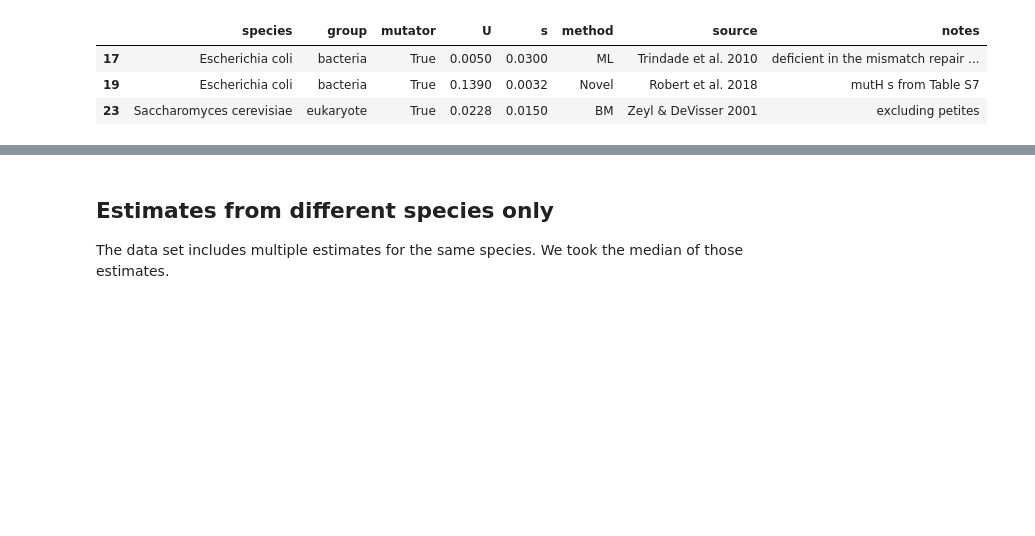
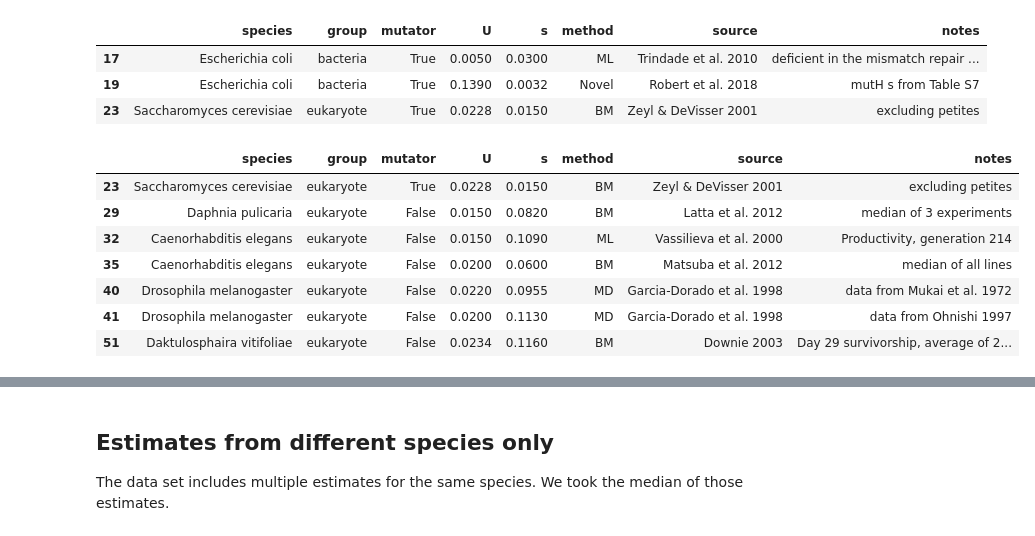
Before and after one commit to rbazev/doomed, a Jupyter notebook: python/mutation_parameters.ipynb, the cells around one changed output, grey strips where cells are left out. Drawn from its saved outputs; the diff is of its cells as text; code cells hidden in the pictures; blank space fills up the shorter version.

```diff
--- a/python/mutation_parameters.ipynb
+++ b/python/mutation_parameters.ipynb
@@ -103,3 +103,14 @@ data[data['mutator']]
 | 17 | Escherichia coli | bacteria | True | 0.0050 | 0.0300 | ML | Trindade et al. 2010 | deficient in the mismatch repair ... |
 | 19 | Escherichia coli | bacteria | True | 0.1390 | 0.0032 | Novel | Robert et al. 2018 | mutH s from Table S7 |
 | 23 | Saccharomyces cerevisiae | eukaryote | True | 0.0228 | 0.0150 | BM | Zeyl & DeVisser 2001 | excluding petites |
+# %%
+data[(data['U'] > .01) & (data['U'] < .03)]
+# %% [output]
+|  | species | group | mutator | U | s | method | source | notes |
+| 23 | Saccharomyces cerevisiae | eukaryote | True | 0.0228 | 0.0150 | BM | Zeyl & DeVisser 2001 | excluding petites |
+| 29 | Daphnia pulicaria | eukaryote | False | 0.0150 | 0.0820 | BM | Latta et al. 2012 | median of 3 experiments |
+| 32 | Caenorhabditis elegans | eukaryote | False | 0.0150 | 0.1090 | ML | Vassilieva et al. 2000 | Productivity, generation 214 |
+| 35 | Caenorhabditis elegans | eukaryote | False | 0.0200 | 0.0600 | BM | Matsuba et al. 2012 | median of all lines |
+| 40 | Drosophila melanogaster | eukaryote | False | 0.0220 | 0.0955 | MD | Garcia-Dorado et al. 1998 | data from Mukai et al. 1972 |
+| 41 | Drosophila melanogaster | eukaryote | False | 0.0200 | 0.1130 | MD | Garcia-Dorado et al. 1998 | data from Ohnishi 1997 |
+| 51 | Daktulosphaira vitifoliae | eukaryote | False | 0.0234 | 0.1160 | BM | Downie 2003 | Day 29 survivorship, average of 2... |
```
Also changed, not shown: parts of 9 cells of this notebook, 7 other files.
